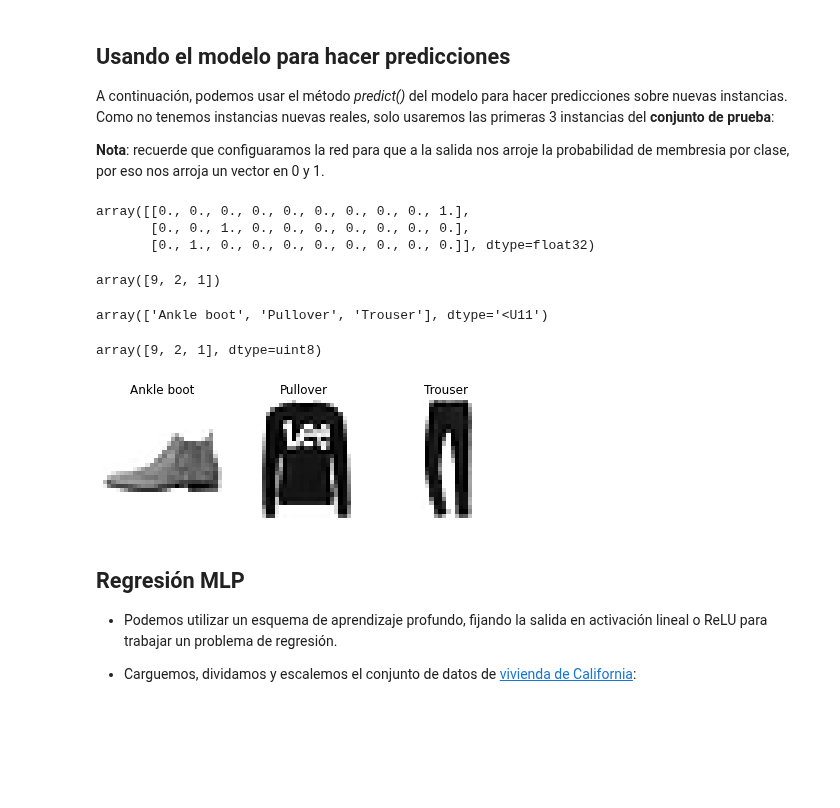
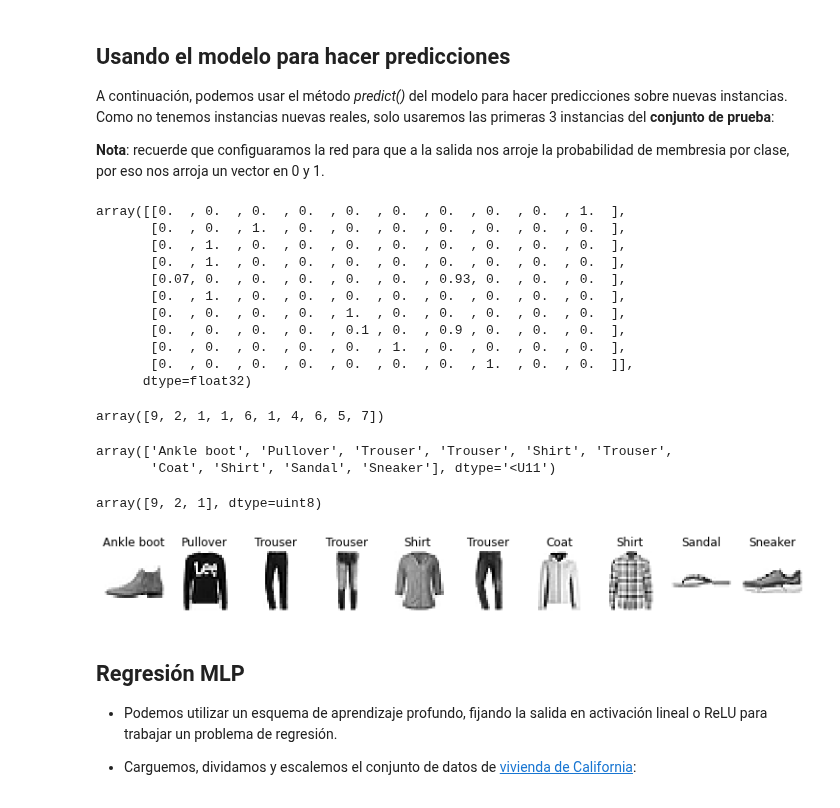
Before and after one commit to amalvarezme/AnaliticaDatos, a Jupyter notebook: 5_Aprendizaje_Profundo/1_Introduction_DL.ipynb, the cells around one changed output. Drawn from its saved outputs; the diff is of its cells as text; code cells hidden in the pictures; blank space fills up the shorter version.

```diff
--- a/5_Aprendizaje_Profundo/1_Introduction_DL.ipynb
+++ b/5_Aprendizaje_Profundo/1_Introduction_DL.ipynb
@@ -518,39 +526,48 @@ A continuación, podemos usar el método *predict()* del modelo para hacer predi
 
 **Nota**: recuerde que configuaramos la red para que a la salida nos arroje la probabilidad de membresia por clase, por eso nos arroja un vector en 0 y 1.
 # %%
-X_new = X_test[:3]
+X_new = X_test[:10]
 y_proba = model.predict(X_new)
 y_proba.round(2)
 # %% [output]
-array([[0., 0., 0., 0., 0., 0., 0., 0., 0., 1.],
-       [0., 0., 1., 0., 0., 0., 0., 0., 0., 0.],
-       [0., 1., 0., 0., 0., 0., 0., 0., 0., 0.]], dtype=float32)
+array([[0.  , 0.  , 0.  , 0.  , 0.  , 0.  , 0.  , 0.  , 0.  , 1.  ],
+       [0.  , 0.  , 1.  , 0.  , 0.  , 0.  , 0.  , 0.  , 0.  , 0.  ],
+       [0.  , 1.  , 0.  , 0.  , 0.  , 0.  , 0.  , 0.  , 0.  , 0.  ],
+       [0.  , 1.  , 0.  , 0.  , 0.  , 0.  , 0.  , 0.  , 0.  , 0.  ],
+       [0.07, 0.  , 0.  , 0.  , 0.  , 0.  , 0.93, 0.  , 0.  , 0.  ],
+       [0.  , 1.  , 0.  , 0.  , 0.  , 0.  , 0.  , 0.  , 0.  , 0.  ],
+       [0.  , 0.  , 0.  , 0.  , 1.  , 0.  , 0.  , 0.  , 0.  , 0.  ],
+       [0.  , 0.  , 0.  , 0.  , 0.1 , 0.  , 0.9 , 0.  , 0.  , 0.  ],
+       [0.  , 0.  , 0.  , 0.  , 0.  , 1.  , 0.  , 0.  , 0.  , 0.  ],
+       [0.  , 0.  , 0.  , 0.  , 0.  , 0.  , 0.  , 1.  , 0.  , 0.  ]],
+      dtype=float32)
 # %%
 y_pred = model.predict(X_new).argmax(axis=1) #podemos utilizar argmax para estimar la salida ordinal
 y_pred
 # %% [output]
-array([9, 2, 1])
+array([9, 2, 1, 1, 6, 1, 4, 6, 5, 7])
 # %%
 np.array(class_names)[y_pred]
 # %% [output]
-array(['Ankle boot', 'Pullover', 'Trouser'], dtype='<U11')
+array(['Ankle boot', 'Pullover', 'Trouser', 'Trouser', 'Shirt', 'Trouser',
+       'Coat', 'Shirt', 'Sandal', 'Sneaker'], dtype='<U11')
 # %%
 y_new = y_test[:3]
 y_new
 # %% [output]
 array([9, 2, 1], dtype=uint8)
 # %%
-plt.figure(figsize=(7.2, 2.4))
+plt.figure(figsize=(13, 2.4))
 for index, image in enumerate(X_new):
-    plt.subplot(1, 3, index + 1)
+    plt.subplot(1, 10, index + 1)
     plt.imshow(image, cmap="binary", interpolation="nearest")
     plt.axis('off')
     plt.title(class_names[y_test[index]], fontsize=12)
 plt.subplots_adjust(wspace=0.2, hspace=0.5)
 #save_fig('fashion_mnist_images_plot', tight_layout=False)
 plt.show()
 # %% [output]
-[figure, old version]
+[figure, new version]
 # %% [markdown]
 ## Regresión MLP
 
```
Also changed, not shown: parts of 11 cells of this notebook.
